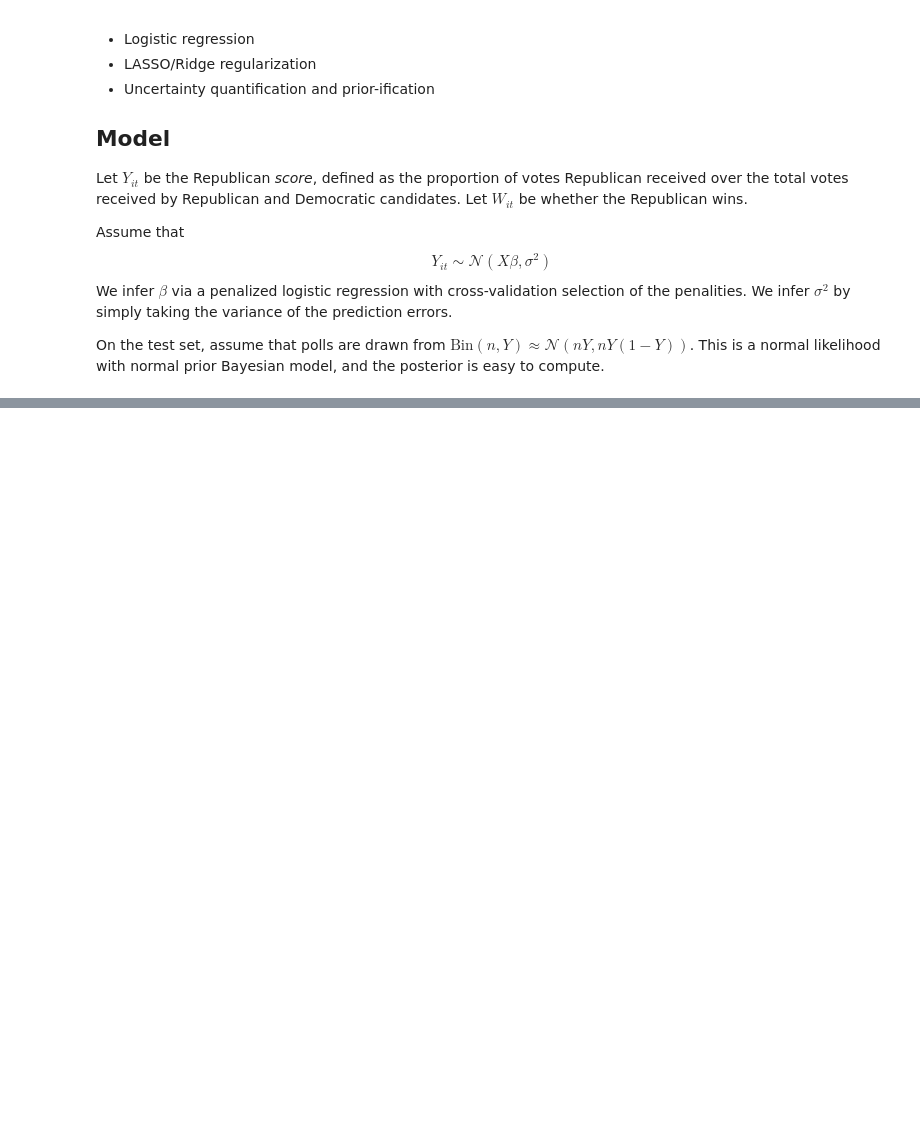
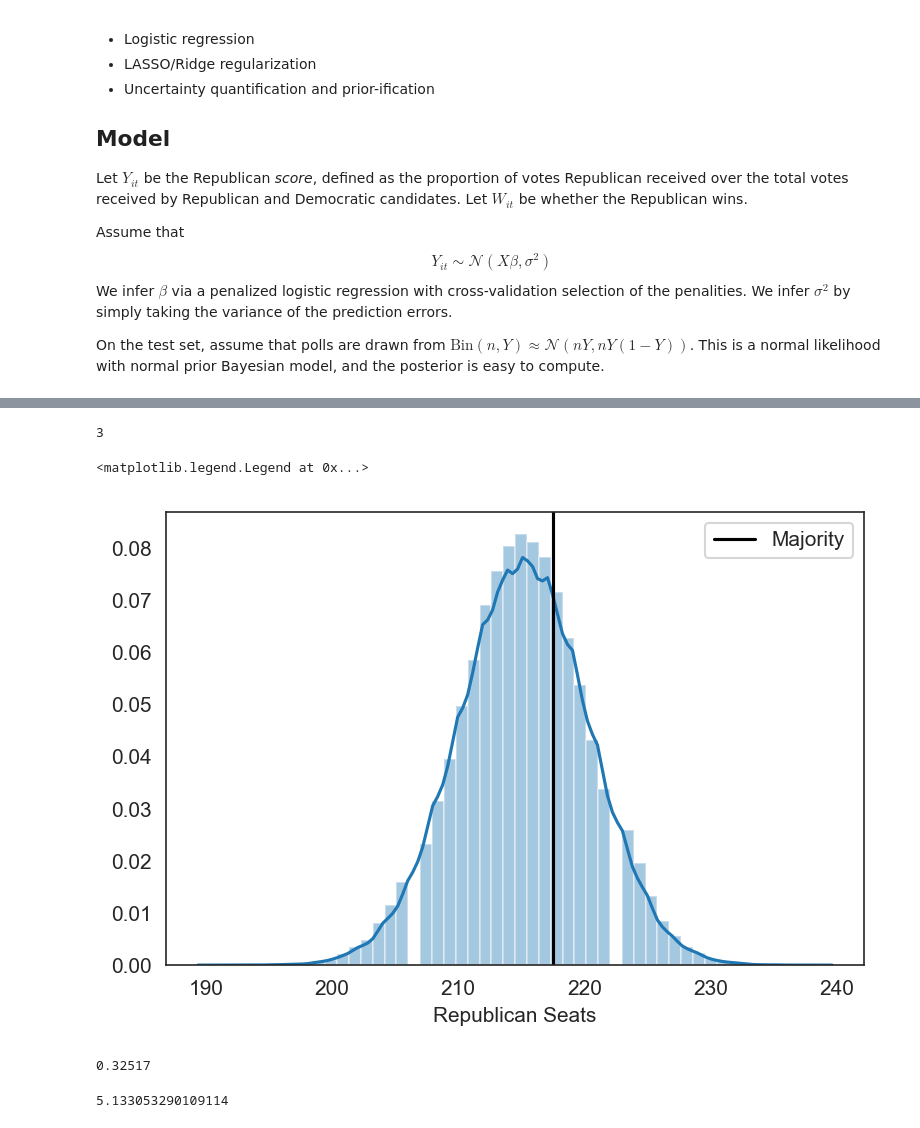
Before and after one commit to jiafengkevinchen/stat195-project, a Jupyter notebook: model.ipynb, the cells around one changed output, grey strips where cells are left out. Saved outputs shown, nothing was run; the diff lists cells and outputs as text; code cells hidden in the pictures; blank space fills up the shorter version.

```diff
--- a/model.ipynb
+++ b/model.ipynb
@@ -66,0 +149,19 @@ array([0.00310382])
+# %%
+def update_poll(poll, mu, Sigma):
+    m = pd.Series(mu, index=test_contest.index)
+    ind = poll['index']
+    mu1 = np.array([m[ind]])
+    ej = pd.Series(np.zeros(len(test_contest)),
+                  index=test_contest.index)
+    ej[ind] = 1
+    ej = ej.values
+    cov = (Sigma @ ej)[:, np.newaxis]
+    v1 = np.array([[1/4/poll['sampleSize'] + poll['sigma2_poll'] + ej.dot(Sigma @ ej)]])
+    observation = poll['rep_score']
+
+    return normal_conditioning(mu, mu1, Sigma, v1, cov, observation)
+# %%
+mu, Sigma = mu_after_gen.copy(), sigma_after_gen.copy()
+# %%
+for _, poll in tqdm(polls.iterrows()):
+    mu, Sigma = update_poll(poll, mu, Sigma)
@@ -66,0 +170,22 @@ array([0.00310382])
+# %%
+sim = np.random.multivariate_normal(mu, Sigma, size=100000)
+# %%
+df.query('raceyear==2018')['rep_uncontested'].sum()
+# %% [output]
+3
+# %%
+sns.distplot((sim > .5).sum(axis=1) + 3)
+plt.axvline(435/2, color='k', label='Majority')
+plt.xlabel('Republican Seats')
+plt.legend()
+# %% [output]
+<matplotlib.legend.Legend at 0x...>
+[figure, added]
+# %%
+((sim > .5).sum(axis=1) + 3 > 217.5).mean()
+# %% [output]
+0.32517
+# %%
+(sim > .5).sum(axis=1).std()
+# %% [output]
+5.133053290109114
```
Also changed, not shown: parts of 53 cells of this notebook, 12 other files.
